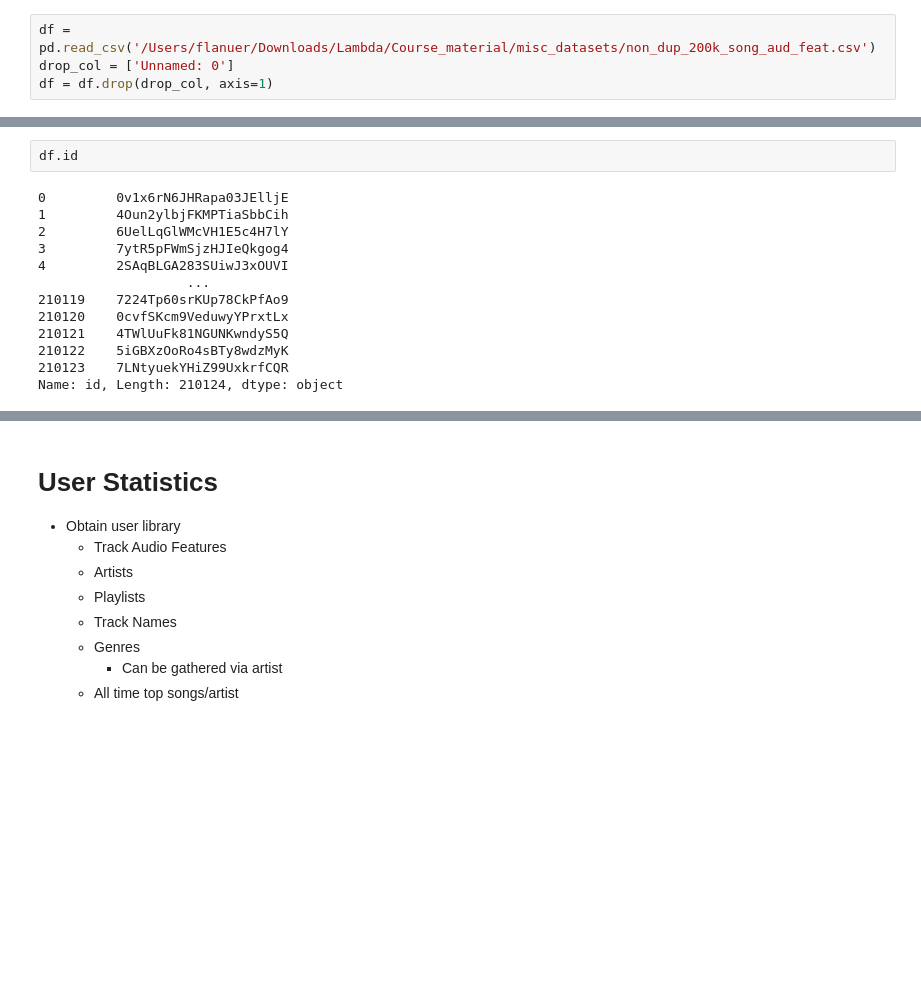
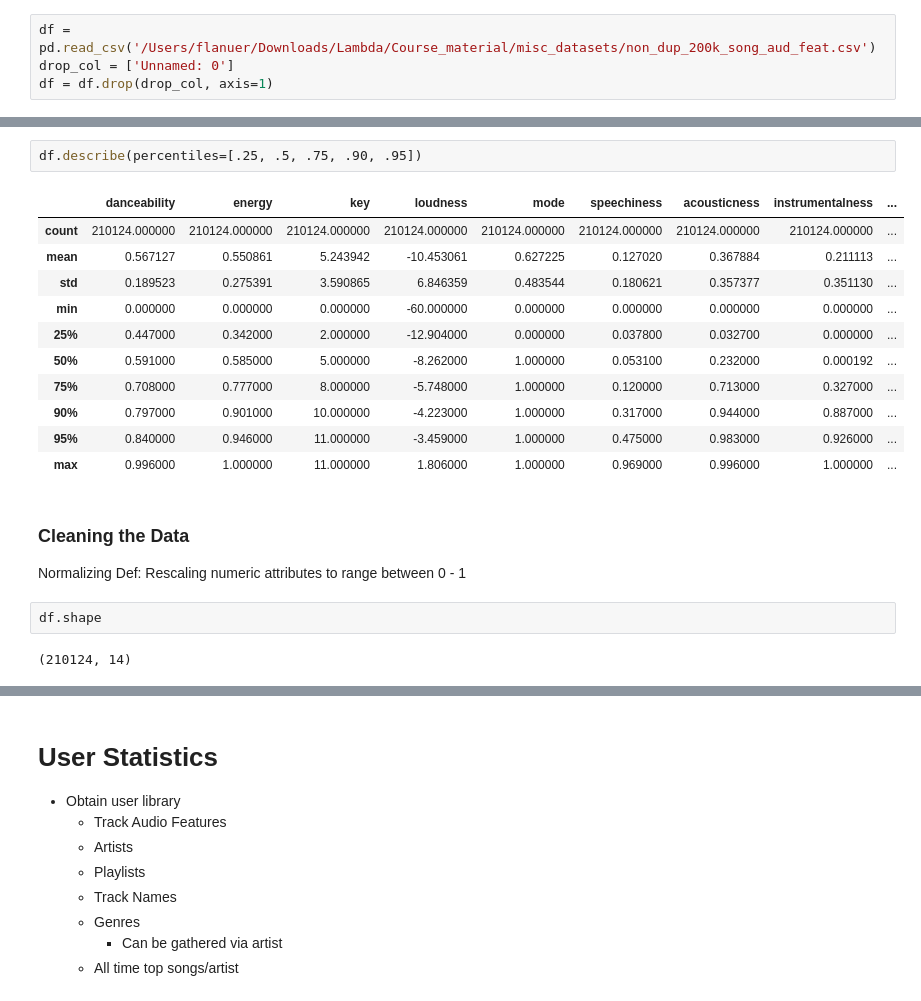
Before and after one commit to spotify-song/DS, a Jupyter notebook: notebooks/4.0-av-visualizations-and-stats.ipynb, the cells around one changed output, grey strips where cells are left out. Saved outputs shown, nothing was run; the diff lists cells and outputs as text; blank space fills up the shorter version.

```diff
--- a/notebooks/4.0-av-visualizations-and-stats.ipynb
+++ b/notebooks/4.0-av-visualizations-and-stats.ipynb
@@ -20,15 +24,21 @@ angles += angles[:1]
+# %%
+df.describe(percentiles=[.25, .5, .75, .90, .95])
+# %% [output]
+|  | danceability | energy | key | loudness | mode | speechiness | acousticness | instrumentalness | ... |
+| count | 210124.000000 | 210124.000000 | 210124.000000 | 210124.000000 | 210124.000000 | 210124.000000 | 210124.000000 | 210124.000000 | ... |
+| mean | 0.567127 | 0.550861 | 5.243942 | -10.453061 | 0.627225 | 0.127020 | 0.367884 | 0.211113 | ... |
+| std | 0.189523 | 0.275391 | 3.590865 | 6.846359 | 0.483544 | 0.180621 | 0.357377 | 0.351130 | ... |
+| min | 0.000000 | 0.000000 | 0.000000 | -60.000000 | 0.000000 | 0.000000 | 0.000000 | 0.000000 | ... |
+| 25% | 0.447000 | 0.342000 | 2.000000 | -12.904000 | 0.000000 | 0.037800 | 0.032700 | 0.000000 | ... |
+| 50% | 0.591000 | 0.585000 | 5.000000 | -8.262000 | 1.000000 | 0.053100 | 0.232000 | 0.000192 | ... |
+| 75% | 0.708000 | 0.777000 | 8.000000 | -5.748000 | 1.000000 | 0.120000 | 0.713000 | 0.327000 | ... |
+| 90% | 0.797000 | 0.901000 | 10.000000 | -4.223000 | 1.000000 | 0.317000 | 0.944000 | 0.887000 | ... |
+| 95% | 0.840000 | 0.946000 | 11.000000 | -3.459000 | 1.000000 | 0.475000 | 0.983000 | 0.926000 | ... |
+| max | 0.996000 | 1.000000 | 11.000000 | 1.806000 | 1.000000 | 0.969000 | 0.996000 | 1.000000 | ... |
+# %% [markdown]
+### Cleaning the Data
+Normalizing Def: Rescaling numeric attributes to range between 0 - 1
 # %%
-df.id
+df.shape
 # %% [output]
-0         0v1x6rN6JHRapa03JElljE
-1         4Oun2ylbjFKMPTiaSbbCih
-2         6UelLqGlWMcVH1E5c4H7lY
-3         7ytR5pFWmSjzHJIeQkgog4
-4         2SAqBLGA283SUiwJ3xOUVI
-                   ...
-210119    7224Tp60srKUp78CkPfAo9
-210120    0cvfSKcm9VeduwyYPrxtLx
-210121    4TWlUuFk81NGUNKwndyS5Q
-210122    5iGBXzOoRo4sBTy8wdzMyK
-210123    7LNtyuekYHiZ99UxkrfCQR
-Name: id, Length: 210124, dtype: object
+(210124, 14)
```
Also changed, not shown: parts of 34 cells of this notebook, 13 other files.
